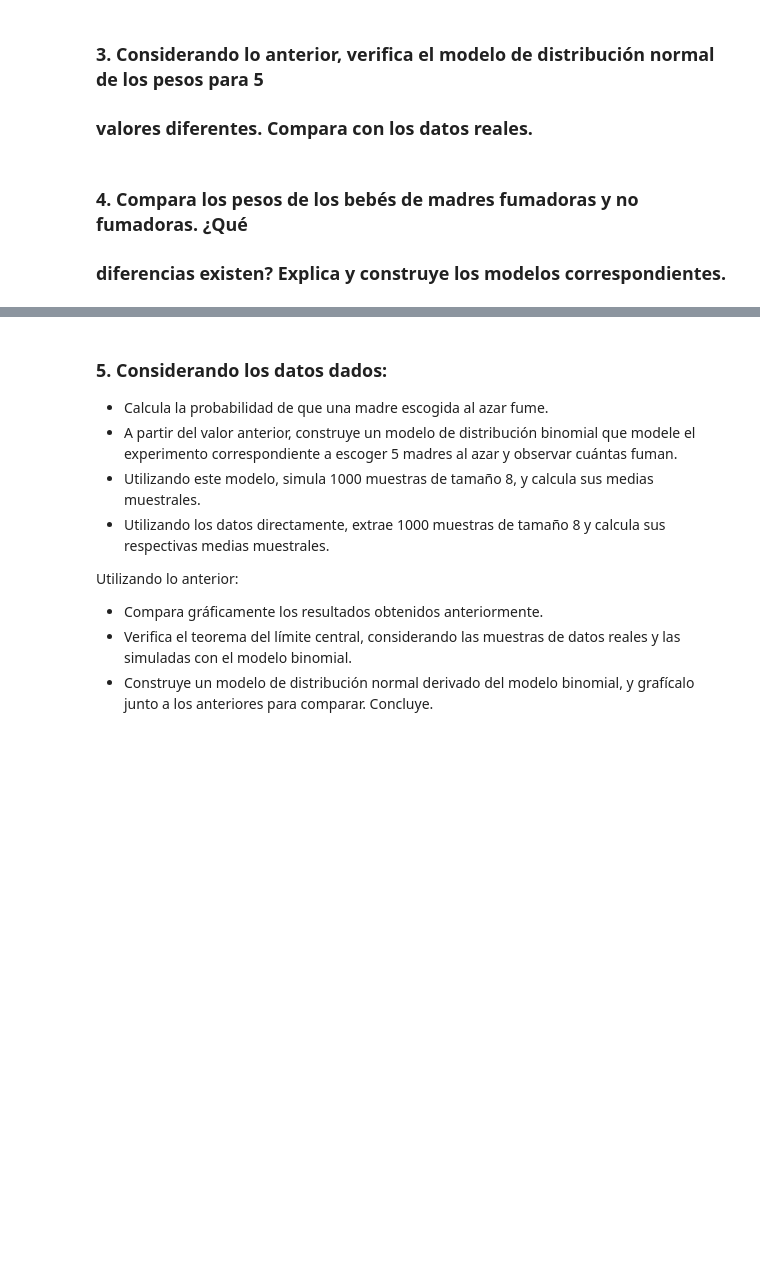
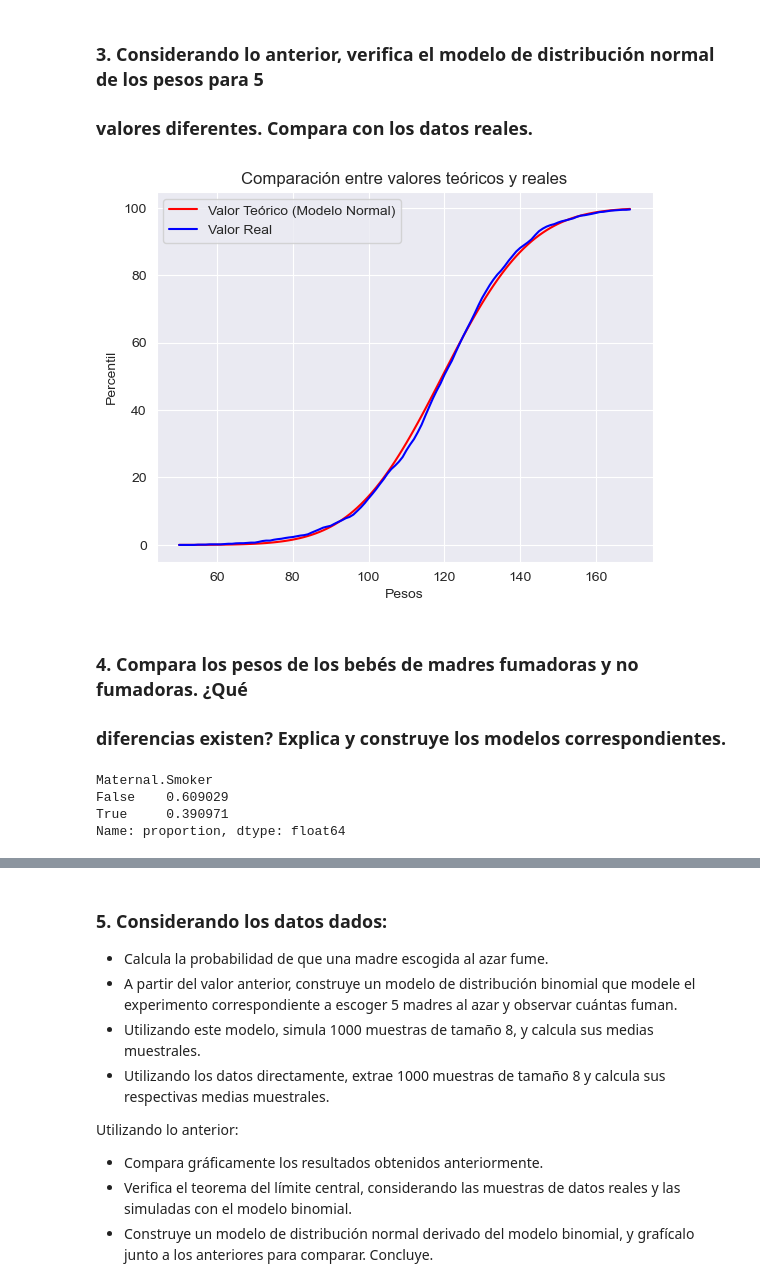
Before and after one commit to Xexe9T/desafio_3_estadisticas_con_python, a Jupyter notebook: desafio_3_analisis_estadistico_python.ipynb, the cells around one changed output, grey strips where cells are left out. Saved outputs shown, nothing was run; the diff lists cells and outputs as text; code cells hidden in the pictures; blank space fills up the shorter version.

```diff
--- a/desafio_3_analisis_estadistico_python.ipynb
+++ b/desafio_3_analisis_estadistico_python.ipynb
@@ -26,6 +131,41 @@ import matplotlib.pyplot as plt
 # %% [markdown]
 ### 3. Considerando lo anterior, verifica el modelo de distribución normal de los pesos para 5
 ### valores diferentes. Compara con los datos reales.
+# %%
+test_pesos = list(range(50, 170))
+
+# Listas para almacenar los valores de peso, p_modelo, y p_real
+pesos_teoricos = []
+pesos_reales = []
+p_modelo_list = []
+p_real_list = []
+
+for peso in test_pesos:
+    p_modelo = norm.cdf(peso, loc=mu, scale=sigma) * 100
+    p_real = percentileofscore(pesos, peso)
+    pesos_teoricos.append(peso)
+    pesos_reales.append(peso)
+    p_modelo_list.append(p_modelo)
+    p_real_list.append(p_real)
+
+# Graficar las líneas teórica y real
+plt.plot(pesos_teoricos, p_modelo_list, 'r-', label='Valor Teórico (Modelo Normal)')
+plt.plot(pesos_reales, p_real_list, 'b-', label='Valor Real')
+plt.xlabel('Pesos')
+plt.ylabel('Percentil')
+plt.title('Comparación entre valores teóricos y reales')
+plt.legend()
+plt.grid(True)
+plt.show()
+# %% [output]
+[figure, added]
 # %% [markdown]
 ### 4. Compara los pesos de los bebés de madres fumadoras y no fumadoras. ¿Qué
 ### diferencias existen? Explica y construye los modelos correspondientes.
+# %%
+df_baby['Maternal.Smoker'].value_counts(normalize=True)
+# %% [output]
+Maternal.Smoker
+False    0.609029
+True     0.390971
+Name: proportion, dtype: float64
```
Also changed, not shown: parts of 15 cells of this notebook.
